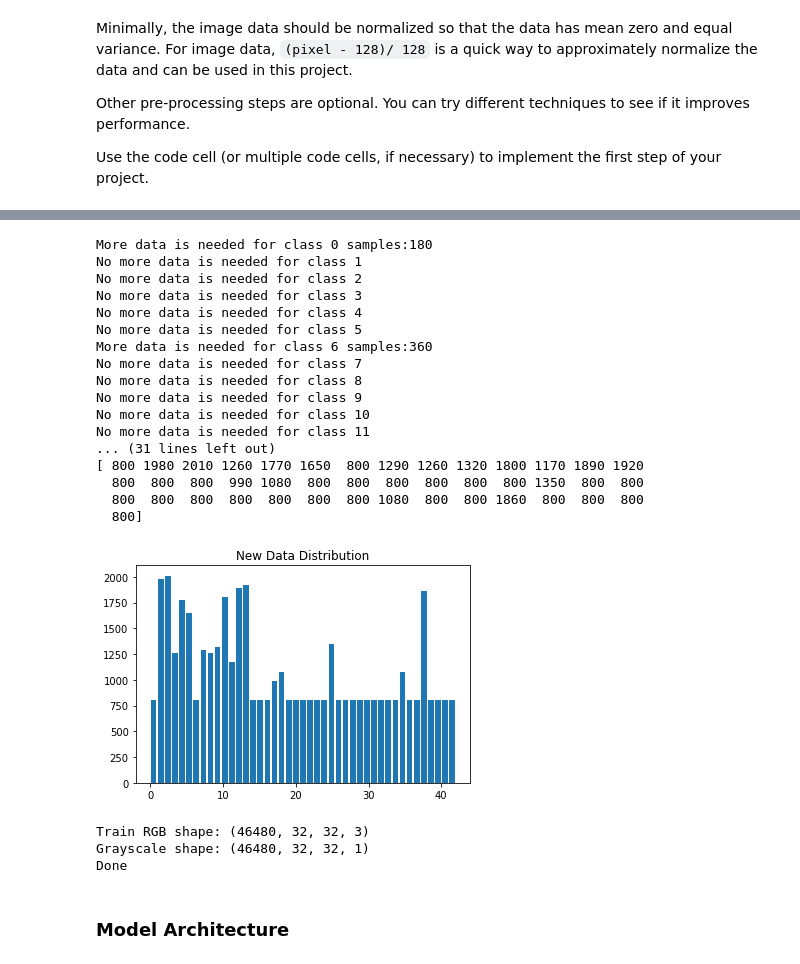
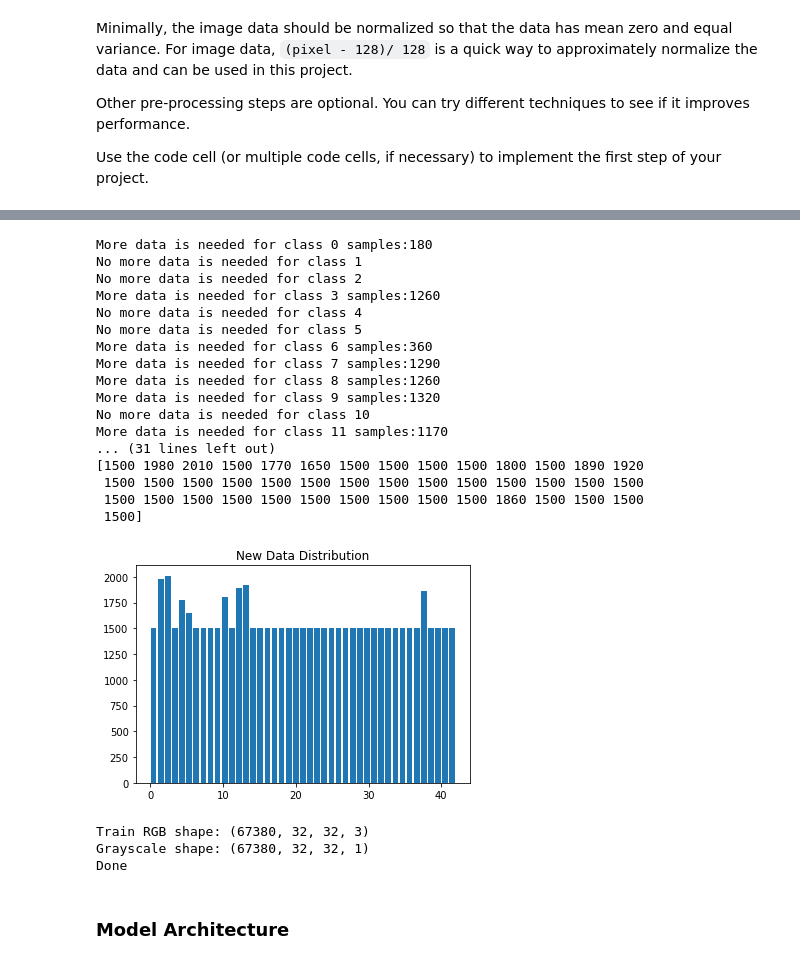
Before and after one commit to vmonestel/CarND-Traffic-Sign-Classifier-Project, a Jupyter notebook: Traffic_Sign_Classifier.ipynb, the cells around one changed output, grey strips where cells are left out. Saved outputs shown, nothing was run; the diff lists cells and outputs as text; code cells hidden in the pictures.

```diff
--- a/Traffic_Sign_Classifier.ipynb
+++ b/Traffic_Sign_Classifier.ipynb
@@ -221,56 +200,53 @@ print(result.shape)
 # %%
 # Data Augmentation
 
 for class_number in range(n_classes):
-    if (hist[class_number] > 800):
+    if (hist[class_number] > 1500):
         print("No more data is needed for class " + str(class_number))
     else:
         print("More data is needed for class " + str(class_number) + " samples:" + str(hist[class_number]))
         class_indices = np.where(y_train == class_number)
-        missing_samples = 800 - hist[class_number]
-        #print(class_indices)
+        missing_samples = 1500 - hist[class_number]
         class_index = 0
         show_image = 1
         for new_img_index in range (missing_samples):
-            if (class_index > len(class_indices)):
+            if (class_index >= len(class_indices[0])):
                 class_index = 0
+            #print(class_indices[0][class_index])
             new_img = X_train[class_indices[0][class_index]]
-            new_img = image_brightness_change(image_translate(image_rotate(new_img)))
+            new_img = image_scale(image_brightness_change(image_translate(image_rotate(new_img))))
             X_train = np.concatenate((X_train, [new_img]), axis=0)
             y_train = np.concatenate((y_train, [class_number]), axis=0)
+            #plt.figure(figsize=(4,4))
+            #plt.imshow(new_img)
             class_index+=1
 hist, bins = np.histogram(y_train, bins=n_classes)
 print(hist)
 plt.hist(y_train, bins=n_classes, rwidth = 0.8) # arguments are passed to np.histogram
 plt.title("New Data Distribution")
 plt.show()
 # %% [output]
 More data is needed for class 0 samples:180
 No more data is needed for class 1
 No more data is needed for class 2
-No more data is needed for class 3
+More data is needed for class 3 samples:1260
 No more data is needed for class 4
 No more data is needed for class 5
 More data is needed for class 6 samples:360
-No more data is needed for class 7
-No more data is needed for class 8
-No more data is needed for class 9
+More data is needed for class 7 samples:1290
+More data is needed for class 8 samples:1260
+More data is needed for class 9 samples:1320
 No more data is needed for class 10
-No more data is needed for class 11
+More data is needed for class 11 samples:1170
 ... (31 lines left out)
-[ 800 1980 2010 1260 1770 1650  800 1290 1260 1320 1800 1170 1890 1920
-  800  800  800  990 1080  800  800  800  800  800  800 1350  800  800
-  800  800  800  800  800  800  800 1080  800  800 1860  800  800  800
-  800]
+[1500 1980 2010 1500 1770 1650 1500 1500 1500 1500 1800 1500 1890 1920
+ 1500 1500 1500 1500 1500 1500 1500 1500 1500 1500 1500 1500 1500 1500
+ 1500 1500 1500 1500 1500 1500 1500 1500 1500 1500 1860 1500 1500 1500
+ 1500]
-[figure, old version]
+[figure, new version]
 # %%
-### Preprocess the data here. It is required to normalize the data. Other preprocessing steps could include
-### converting to grayscale, etc.
-### Feel free to use as many code cells as needed.
-
+### Preprocess the data here.
 from sklearn.utils import shuffle
-
-
 print('Train RGB shape:', X_train.shape)
 
 # Convert images to grayscale
@@ -278,28 +254,17 @@ X_train_gray = np.sum(X_train/3, axis=3, keepdims=True)
 X_valid_gray = np.sum(X_valid/3, axis=3, keepdims=True)
 X_test_gray = np.sum(X_test/3, axis=3, keepdims=True)
 
-print('Grayscale shape:', X_train_gray.shape)
-
 X_train = X_train_gray
 X_valid = X_valid_gray
 X_test = X_test_gray
 
-# Normalize the data
-#X_train = (X_train - 128)/128
-#X_valid = (X_valid - 128)/128
-#X_test = (X_test - 128)/128
-
-#image = X_train[85].squeeze()
-
-#plt.figure(figsize=(1,1))
-#plt.imshow(image, cmap='gray')
-
+print('Grayscale shape:', X_train.shape)
 X_train, y_train = shuffle(X_train, y_train)
 
 print("Done")
 # %% [output]
-Train RGB shape: (46480, 32, 32, 3)
-Grayscale shape: (46480, 32, 32, 1)
+Train RGB shape: (67380, 32, 32, 3)
+Grayscale shape: (67380, 32, 32, 1)
 Done
 # %% [markdown]
 ### Model Architecture
```
Also changed, not shown: parts of 20 cells of this notebook, 1 other file.
